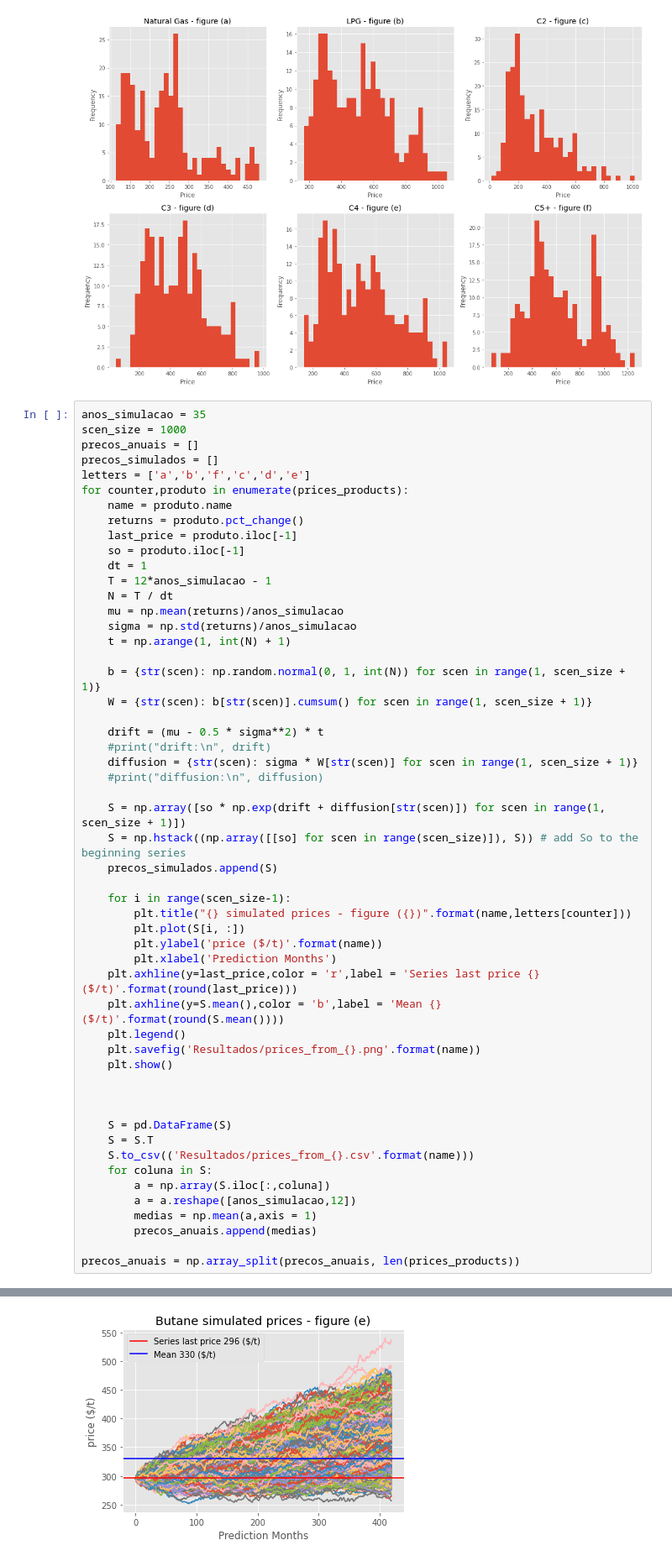
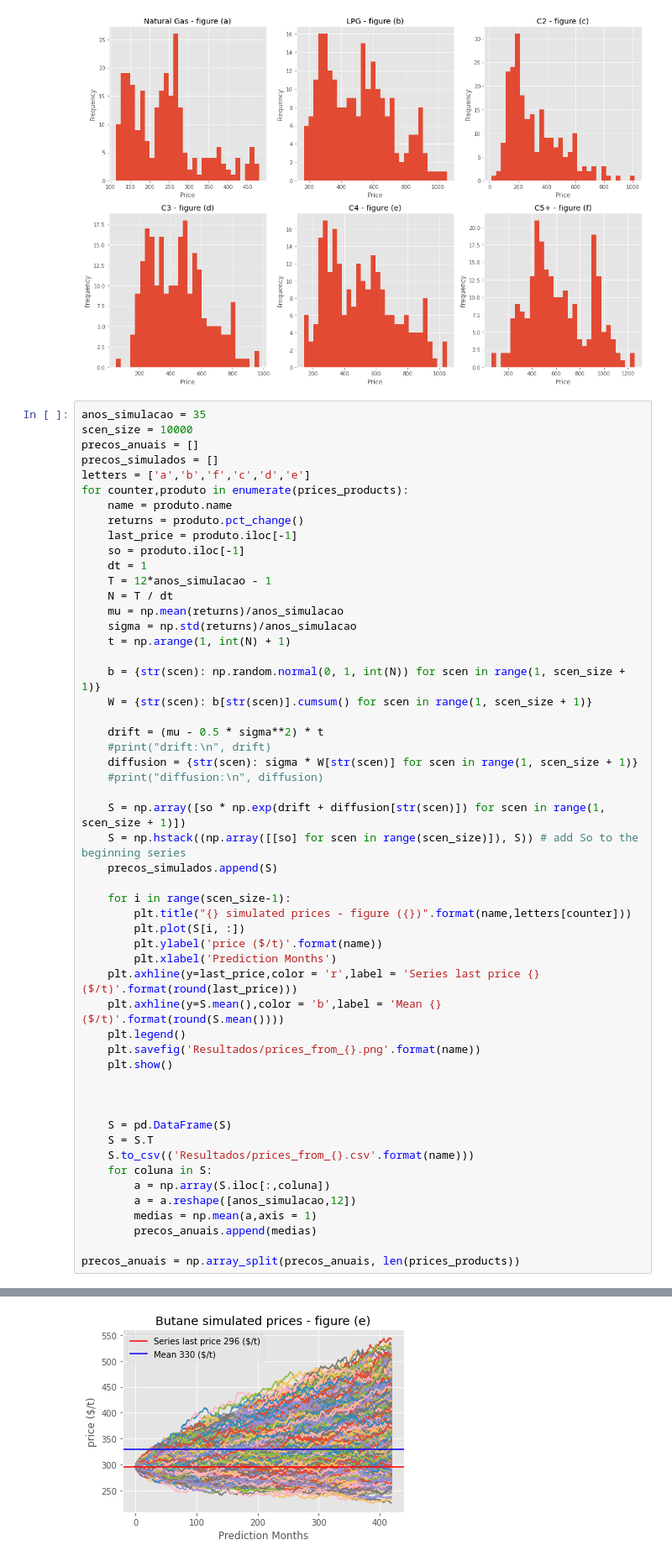
Before and after one commit to matheuspoggio/Natural-Gas-Processing, a Jupyter notebook: Natural_Gas_processing_npv.ipynb, the cells around one changed output, grey strips where cells are left out. Shown at 84% size. Cells and saved outputs as stored; diff of their text form.

```diff
--- a/Natural_Gas_processing_npv.ipynb
+++ b/Natural_Gas_processing_npv.ipynb
@@ -100,7 +101,7 @@ fig.savefig('Resultados/prices_hist.png')
 [figure]
 # %%
 anos_simulacao = 35
-scen_size = 1000
+scen_size = 10000
 precos_anuais = []
 precos_simulados = []
 letters = ['a','b','f','c','d','e']
@@ -160,4 +161,4 @@ precos_anuais = np.array_split(precos_anuais, len(prices_products))
-[figure, old version]
+[figure, new version]
 # %%
 #econômicos
 
```
Also changed, not shown: parts of 5 cells of this notebook.
